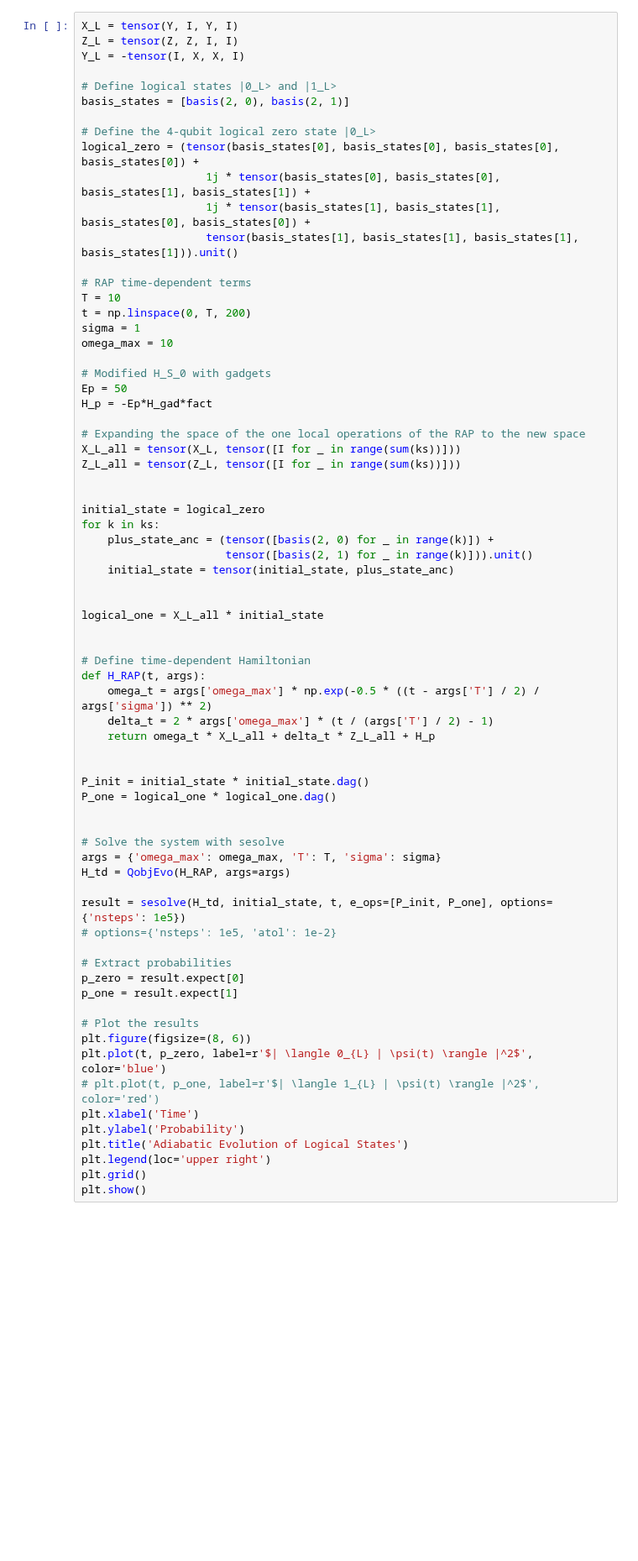
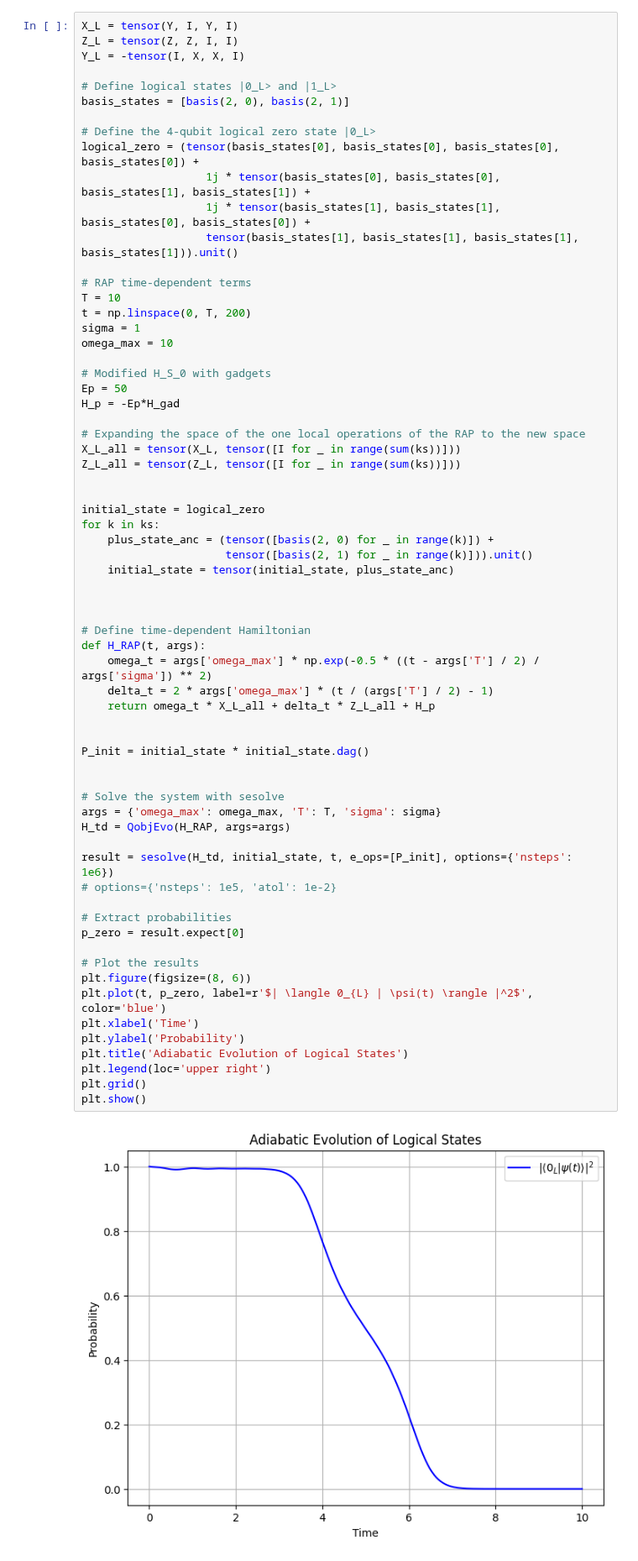
Before and after one commit to chenscheimq/QEC, a Jupyter notebook: Gadgets/gadget_sim.ipynb, the cells around one changed output. Shown at 84% size. Drawn from its saved outputs; the diff is of its cells as text; blank space fills up the shorter version.

```diff
--- a/Gadgets/gadget_sim.ipynb
+++ b/Gadgets/gadget_sim.ipynb
@@ -332,7 +330,7 @@ omega_max = 10
 
 # Modified H_S_0 with gadgets
 Ep = 50
-H_p = -Ep*H_gad*fact
+H_p = -Ep*H_gad
 
 # Expanding the space of the one local operations of the RAP to the new space
 X_L_all = tensor(X_L, tensor([I for _ in range(sum(ks))]))
@@ -346,39 +344,36 @@ for k in ks:
     initial_state = tensor(initial_state, plus_state_anc)
 
 
-logical_one = X_L_all * initial_state
-
 
 # Define time-dependent Hamiltonian
 def H_RAP(t, args):
     omega_t = args['omega_max'] * np.exp(-0.5 * ((t - args['T'] / 2) / args['sigma']) ** 2)
     delta_t = 2 * args['omega_max'] * (t / (args['T'] / 2) - 1)
     return omega_t * X_L_all + delta_t * Z_L_all + H_p
 
 
 P_init = initial_state * initial_state.dag()
-P_one = logical_one * logical_one.dag()
 
 
 # Solve the system with sesolve
 args = {'omega_max': omega_max, 'T': T, 'sigma': sigma}
 H_td = QobjEvo(H_RAP, args=args)
 
-result = sesolve(H_td, initial_state, t, e_ops=[P_init, P_one], options={'nsteps': 1e5})
+result = sesolve(H_td, initial_state, t, e_ops=[P_init], options={'nsteps': 1e6})
 # options={'nsteps': 1e5, 'atol': 1e-2}
 
 # Extract probabilities
 p_zero = result.expect[0]
-p_one = result.expect[1]
 
 # Plot the results
 plt.figure(figsize=(8, 6))
 plt.plot(t, p_zero, label=r'$| \langle 0_{L} | \psi(t) \rangle |^2$', color='blue')
-# plt.plot(t, p_one, label=r'$| \langle 1_{L} | \psi(t) \rangle |^2$', color='red')
 plt.xlabel('Time')
 plt.ylabel('Probability')
 plt.title('Adiabatic Evolution of Logical States')
 plt.legend(loc='upper right')
 plt.grid()
 plt.show()
+# %% [output]
+[figure, added]
 # %%
```
Also changed, not shown: parts of 8 cells of this notebook.
